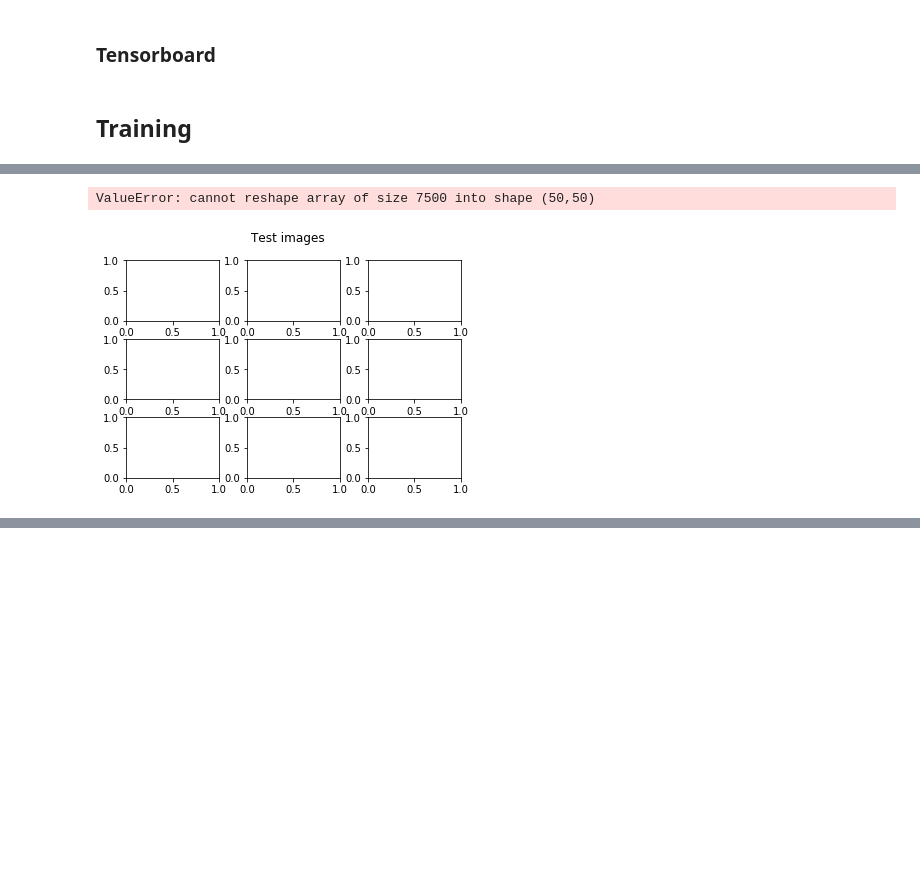
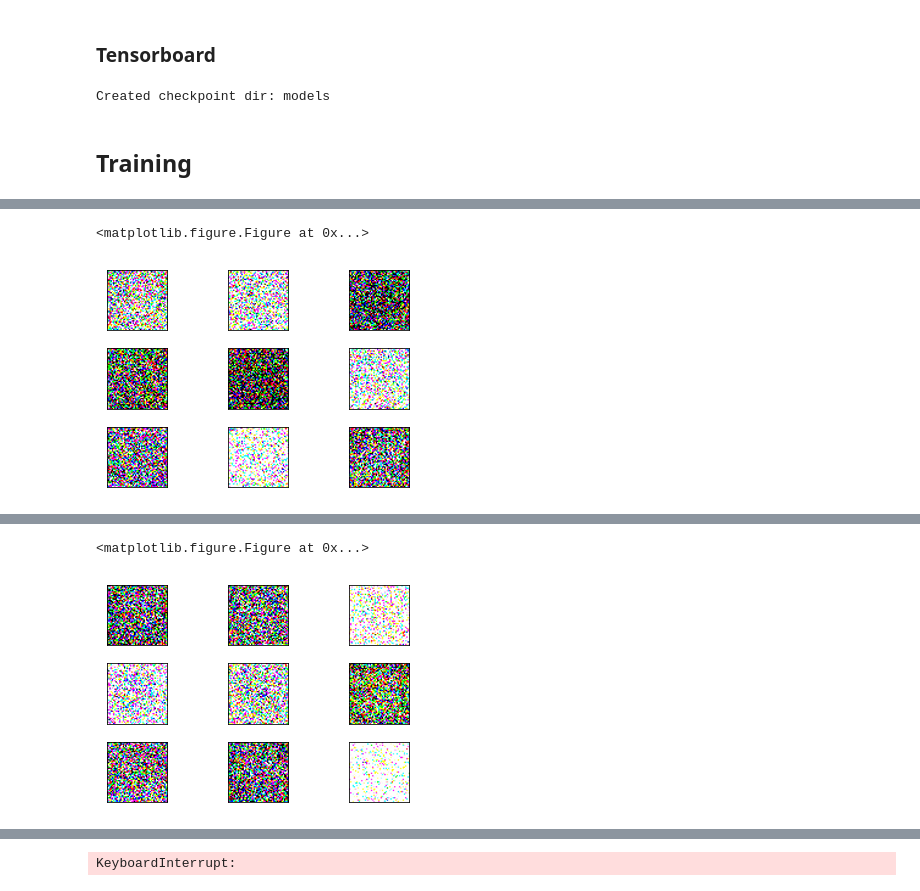
Before and after one commit to victor-iyi/novel-mnist-generator-with-vae, a Jupyter notebook: deep-convolutional-vae.ipynb, the cells around one changed output, grey strips where cells are left out. Saved outputs shown, nothing was run; the diff lists cells and outputs as text; code cells hidden in the pictures; blank space fills up the shorter version.

Commit message:
Training on pokémon dataset

```diff
--- a/deep-convolutional-vae.ipynb
+++ b/deep-convolutional-vae.ipynb
@@ -13,10 +13,10 @@ from dataset import ImageDataset
 
 %matplotlib inline
 # %%
-data_dir = 'datasets/flowers/'
+data_dir = 'datasets/pokémon/'
 save_data = 'datasets/saved/data.pkl'
 # %%
-data = ImageDataset(data_dir=data_dir, grayscale=False, flatten=True, logging=True)
-# data.create()
-# data.save(save_data, force=True)
-data = data.load(save_data)
+data = ImageDataset(data_dir=data_dir, size=64, grayscale=False, flatten=True, logging=True)
+data.create()
+data.save(save_data, force=True)
+# data = data.load(save_data)
@@ -100,17 +98,22 @@ def flatten(layer):
     return layer, features
 
 # Plot images in grid
-def plot_images(imgs, size=28, name=None, **kwargs):
+def plot_images(imgs, size=28, name=None, smooth=False, **kwargs):
     grid = int(np.sqrt(len(imgs)))
+    # Create figure with sub-plots.
     fig, axes = plt.subplots(grid, grid)
     fig.subplots_adjust(hspace=0.3, wspace=0.3)
+
+    for i, ax in enumerate(axes.flat):
+        # Interpolation type.
+        interpolation = 'spline16' if smooth else 'nearest'
+        # Plot image.
+        ax.imshow(imgs[i].reshape([image_size, image_size, image_channel]), interpolation=interpolation, **kwargs)
+        # Remove ticks from the plot.
+        ax.set_xticks([])
+        ax.set_yticks([])
     if name:
         plt.suptitle(name)
-    for i, ax in enumerate(axes.flat):
-        img = imgs[i].reshape([image_size, image_size, image_channel])
-        ax.imshow(img, **kwargs)
-        ax.set_xticks([])
-        ax.set_yticks([])
     plt.show()
 # %%
 def encoder(image):
@@ -190,7 +193,7 @@ sess.run(init)
 # %%
 tensorboard_dir = 'tensorboard/'
 logdir = os.path.join(tensorboard_dir, 'log')
-save_path = 'models/'
+save_path = 'models/checkpoint'
 
 tf.summary.histogram('rec_loss', rec_loss)
 tf.summary.histogram('kl_term', kl_term)
@@ -209,29 +212,31 @@ writer = tf.summary.FileWriter(logdir=logdir, graph=sess.graph)
 if tf.gfile.Exists(save_path):
     try:
         sys.stdout.write('\rAttempting to restore the last checkpoint.\n')
-        last_ckpt = tf.train.latest_checkpoint(save_path)
+        last_ckpt = tf.train.latest_checkpoint(checkpoint_dir=save_path)
         saver.restore(sess=sess, save_path=last_ckpt)
-        sys.stout.write('\rRestored checkpoint from {}'.format(last_ckpt))
-    except:
+        sys.stdout.write('\rRestored checkpoint from {}'.format(last_ckpt))
+    except Exception as e:
         sys.stderr.write('INFO: {}'.format(e))
 else:
     tf.gfile.MakeDirs(save_path)
+    sys.stdout.write('INFO: Created checkpoint dir: {}'.format(save_path))
+# %% [output]
+Created checkpoint dir: models
 # %% [markdown]
 ## Training
 # %%
 start_time = dt.datetime.now()
 for i in range(1, iterations+1):
     batch = data.next_batch(batch_size=batch_size)[0]
-    _, _kl_loss, _i_global, _loss = sess.run([train_step, kl_term, i_global, loss],
-                                             feed_dict={X: batch})
+    _, _i_global, _loss = sess.run([train_step, global_step, loss], feed_dict={X: batch})
     if i % save_interval == 0:
         saver.save(sess=sess, save_path=save_path, global_step=global_step)
         summary = sess.run(merged, feed_dict={X: batch})
-        writer.add_summary(summary=summary, global_step=global_step)
+        writer.add_summary(summary=summary, global_step=_i_global)
     if i % log_interval == 0:
         random = [np.random.normal(0, 1, latent_dim) for _ in range(9)]
         imgs = sess.run(decoded, feed_dict={encoded: random})
-        plot_images(imgs, size=image_size, name='Test images', cmap='binary', interpolation='bicubic')
+        plot_images(imgs, size=image_size, name='Test images', smooth=True)
     sys.stdout.write('\rIter: {:,}\tGlobal step: {:,}\tLoss:{:.4f}\tTrain time: {}'.format(
         i+1, _i_global, _loss, dt.datetime.now() - start_time))
 # %% [output]
@@ -239,2 +244,2 @@ Iter: 999       KL-Term: 116.2304       Rec loss: 108501920.0000        Loss:108
-ValueError: cannot reshape array of size 7500 into shape (50,50)
+<matplotlib.figure.Figure at 0x...>
-[figure, old version]
+[figure, new version]
@@ -240,0 +247,2 @@ ValueError: cannot reshape array of size 7500 into shape (50,50)
+<matplotlib.figure.Figure at 0x...>
+[figure, added]
@@ -240,0 +250 @@ ValueError: cannot reshape array of size 7500 into shape (50,50)
+KeyboardInterrupt:
```
Also changed, not shown: parts of 2 cells of this notebook.
